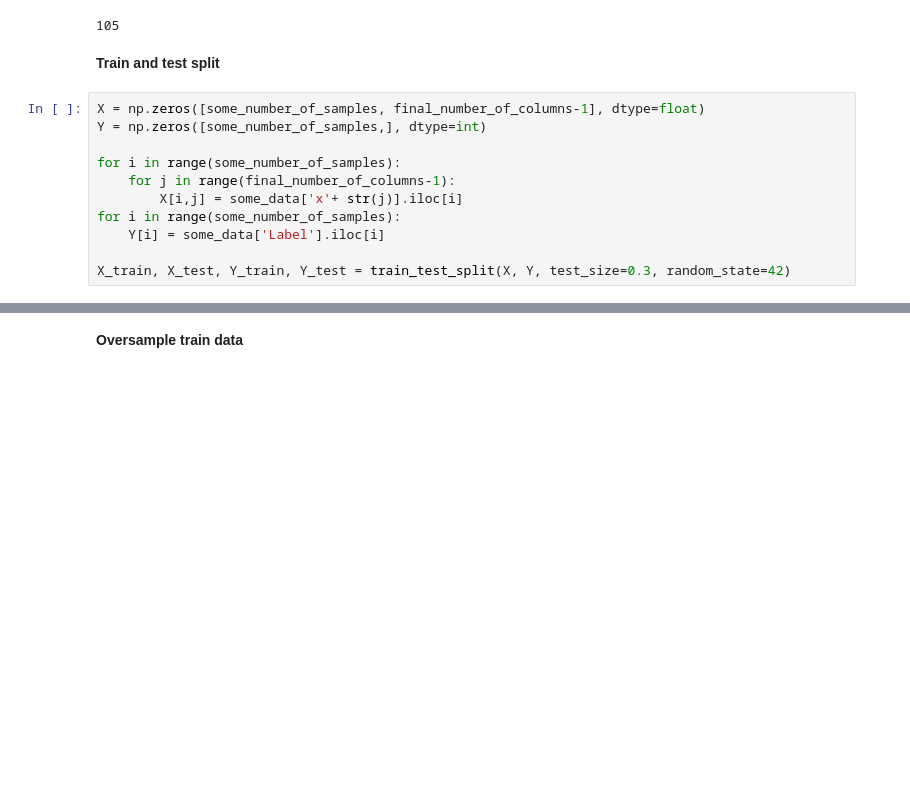
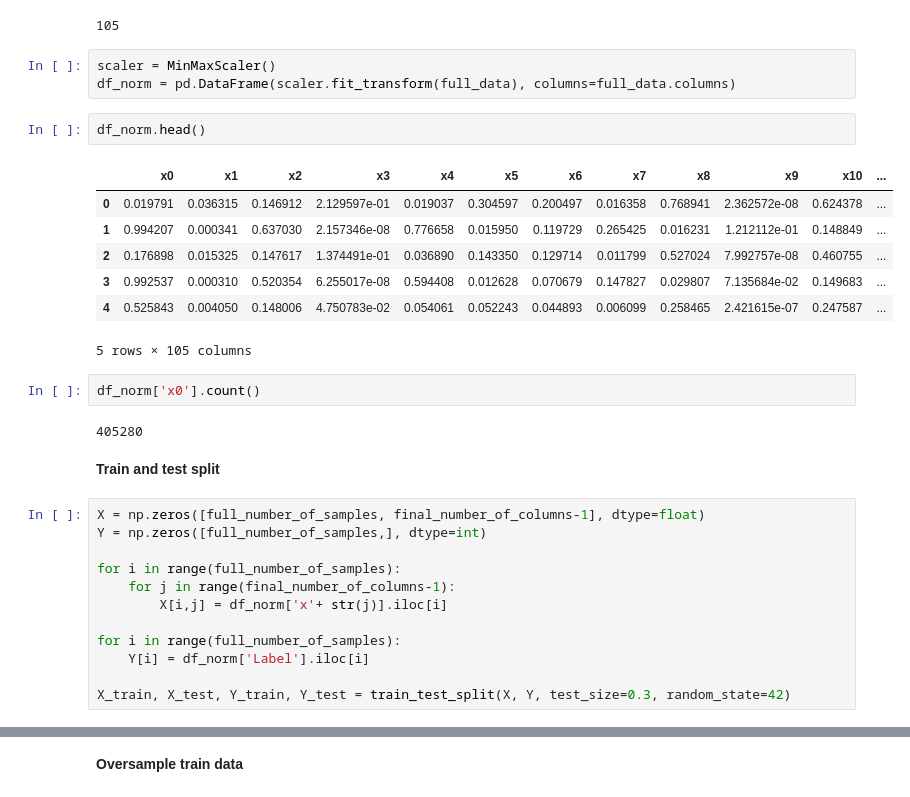
Before and after one commit to relhwigi/GE_GRAPE_Mammogram_Classification, a Jupyter notebook: Mammography_Classification.ipynb, the cells around one changed output, grey strips where cells are left out. Drawn from its saved outputs; the diff is of its cells as text; blank space fills up the shorter version.

```diff
--- a/Mammography_Classification.ipynb
+++ b/Mammography_Classification.ipynb
@@ -265,17 +259,35 @@ final_number_of_columns = len(final_columns)
 final_number_of_columns
 # %% [output]
 105
+# %%
+scaler = MinMaxScaler()
+df_norm = pd.DataFrame(scaler.fit_transform(full_data), columns=full_data.columns)
+# %%
+df_norm.head()
+# %% [output]
+|  | x0 | x1 | x2 | x3 | x4 | x5 | x6 | x7 | x8 | x9 | x10 | ... |
+| 0 | 0.019791 | 0.036315 | 0.146912 | 2.129597e-01 | 0.019037 | 0.304597 | 0.200497 | 0.016358 | 0.768941 | 2.362572e-08 | 0.624378 | ... |
+| 1 | 0.994207 | 0.000341 | 0.637030 | 2.157346e-08 | 0.776658 | 0.015950 | 0.119729 | 0.265425 | 0.016231 | 1.212112e-01 | 0.148849 | ... |
+| 2 | 0.176898 | 0.015325 | 0.147617 | 1.374491e-01 | 0.036890 | 0.143350 | 0.129714 | 0.011799 | 0.527024 | 7.992757e-08 | 0.460755 | ... |
+| 3 | 0.992537 | 0.000310 | 0.520354 | 6.255017e-08 | 0.594408 | 0.012628 | 0.070679 | 0.147827 | 0.029807 | 7.135684e-02 | 0.149683 | ... |
+| 4 | 0.525843 | 0.004050 | 0.148006 | 4.750783e-02 | 0.054061 | 0.052243 | 0.044893 | 0.006099 | 0.258465 | 2.421615e-07 | 0.247587 | ... |
+5 rows × 105 columns
+# %%
+df_norm['x0'].count()
+# %% [output]
+405280
 # %% [markdown]
 **Train and test split**
 # %%
-X = np.zeros([some_number_of_samples, final_number_of_columns-1], dtype=float)
-Y = np.zeros([some_number_of_samples,], dtype=int)
+X = np.zeros([full_number_of_samples, final_number_of_columns-1], dtype=float)
+Y = np.zeros([full_number_of_samples,], dtype=int)
 
-for i in range(some_number_of_samples):
+for i in range(full_number_of_samples):
     for j in range(final_number_of_columns-1):
-        X[i,j] = some_data['x'+ str(j)].iloc[i]
-for i in range(some_number_of_samples):
-    Y[i] = some_data['Label'].iloc[i]
+        X[i,j] = df_norm['x'+ str(j)].iloc[i]
+
+for i in range(full_number_of_samples):
+    Y[i] = df_norm['Label'].iloc[i]
 
 X_train, X_test, Y_train, Y_test = train_test_split(X, Y, test_size=0.3, random_state=42)
 # %%
```
Also changed, not shown: parts of 14 cells of this notebook.
